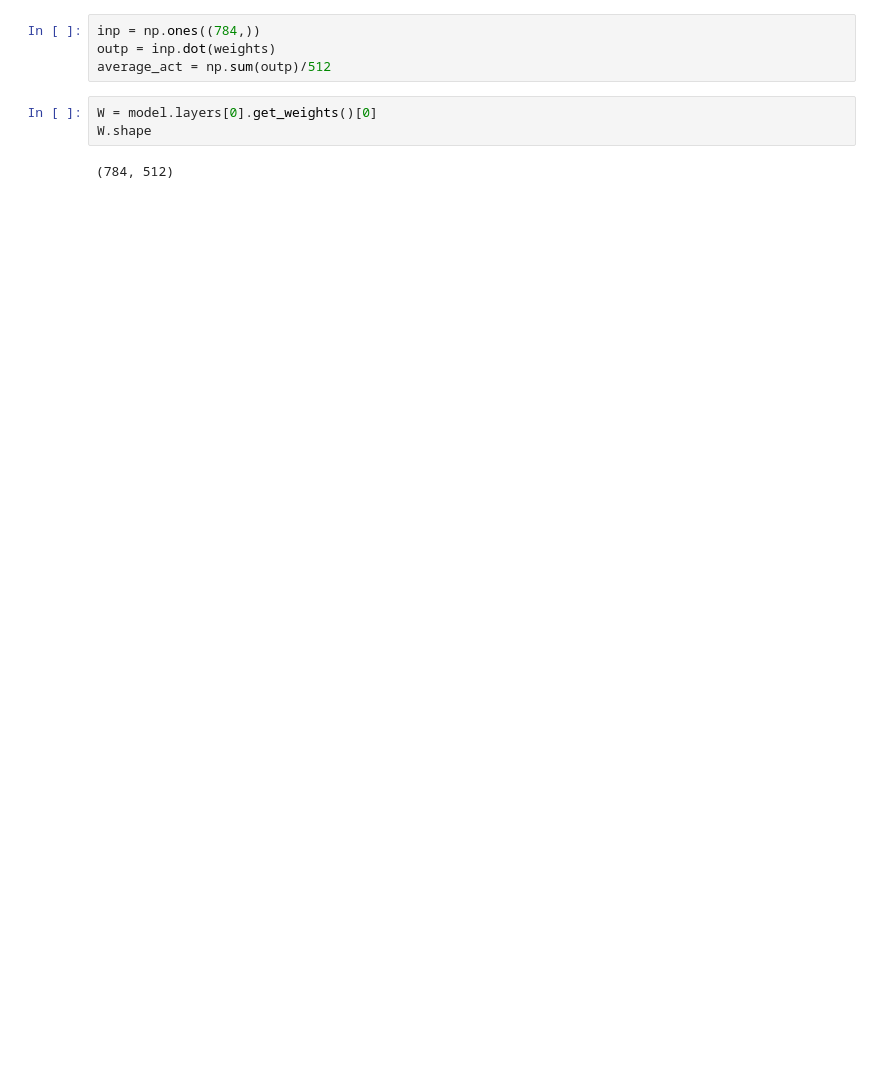
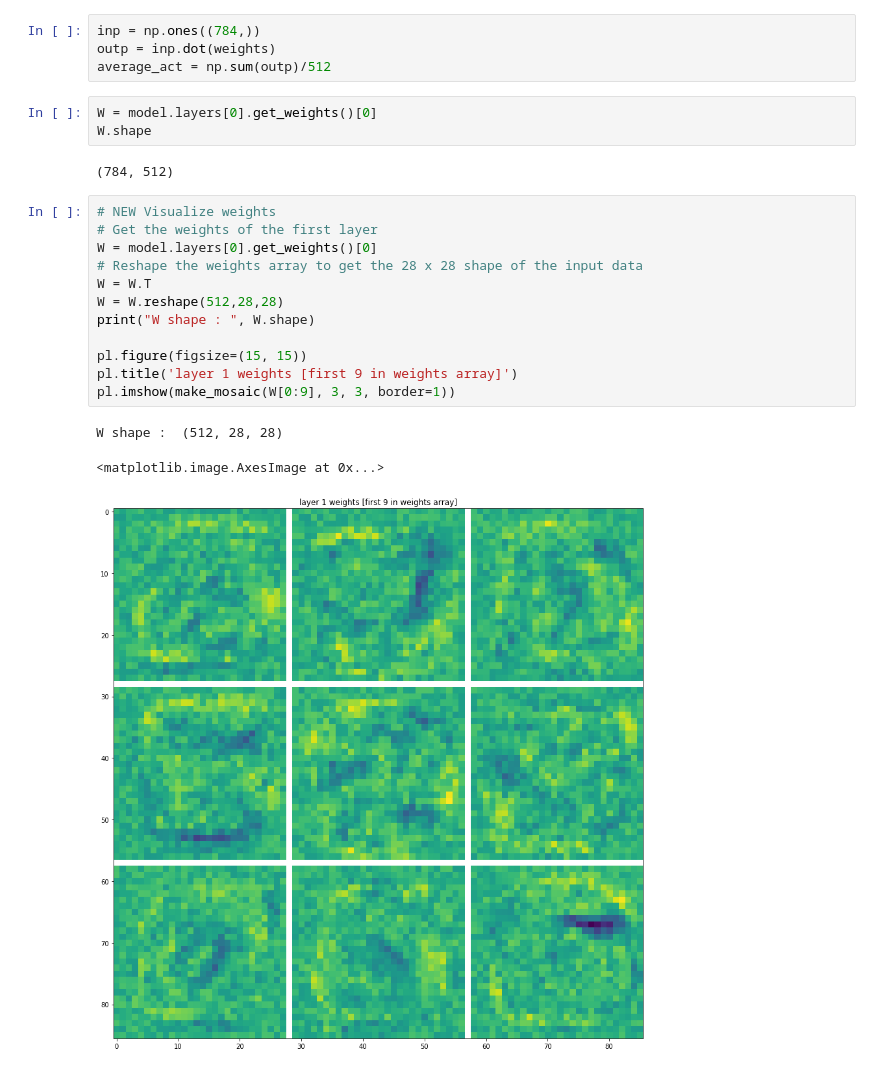
Before and after one commit to Asagodi/LIF, a Jupyter notebook: simple_nn_mnist.ipynb, the cells around one changed output. Saved outputs shown, nothing was run; the diff lists cells and outputs as text; blank space fills up the shorter version.

Commit message:
Add new way to visualize weights of first layer.

```diff
--- a/simple_nn_mnist.ipynb
+++ b/simple_nn_mnist.ipynb
@@ -160,3 +161,19 @@ W = model.layers[0].get_weights()[0]
 W.shape
 # %% [output]
 (784, 512)
+# %%
+# NEW Visualize weights
+# Get the weights of the first layer
+W = model.layers[0].get_weights()[0]
+# Reshape the weights array to get the 28 x 28 shape of the input data
+W = W.T
+W = W.reshape(512,28,28)
+print("W shape : ", W.shape)
+
+pl.figure(figsize=(15, 15))
+pl.title('layer 1 weights [first 9 in weights array]')
+pl.imshow(make_mosaic(W[0:9], 3, 3, border=1))
+# %% [output]
+W shape :  (512, 28, 28)
+<matplotlib.image.AxesImage at 0x...>
+[figure, added]
```
Also changed, not shown: parts of 4 cells of this notebook.
